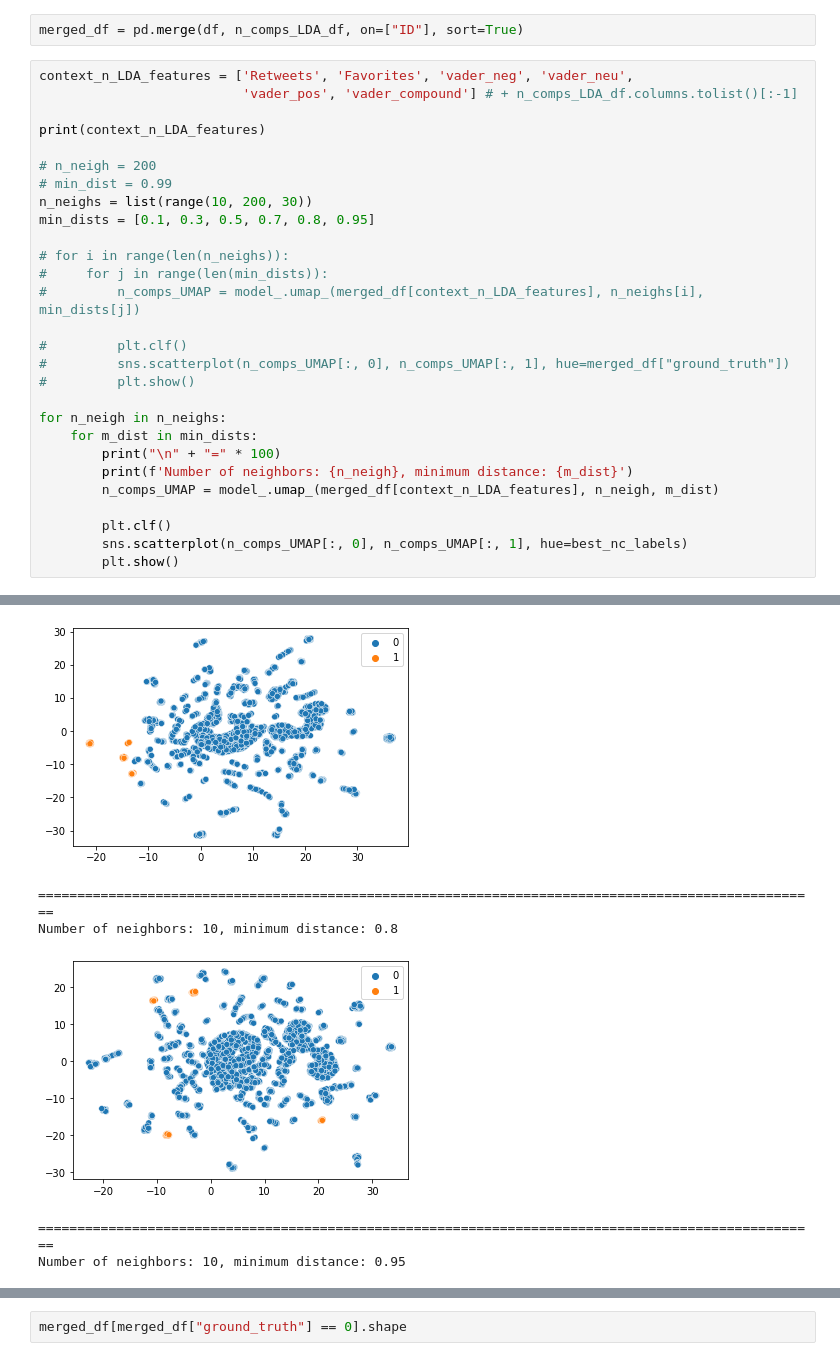
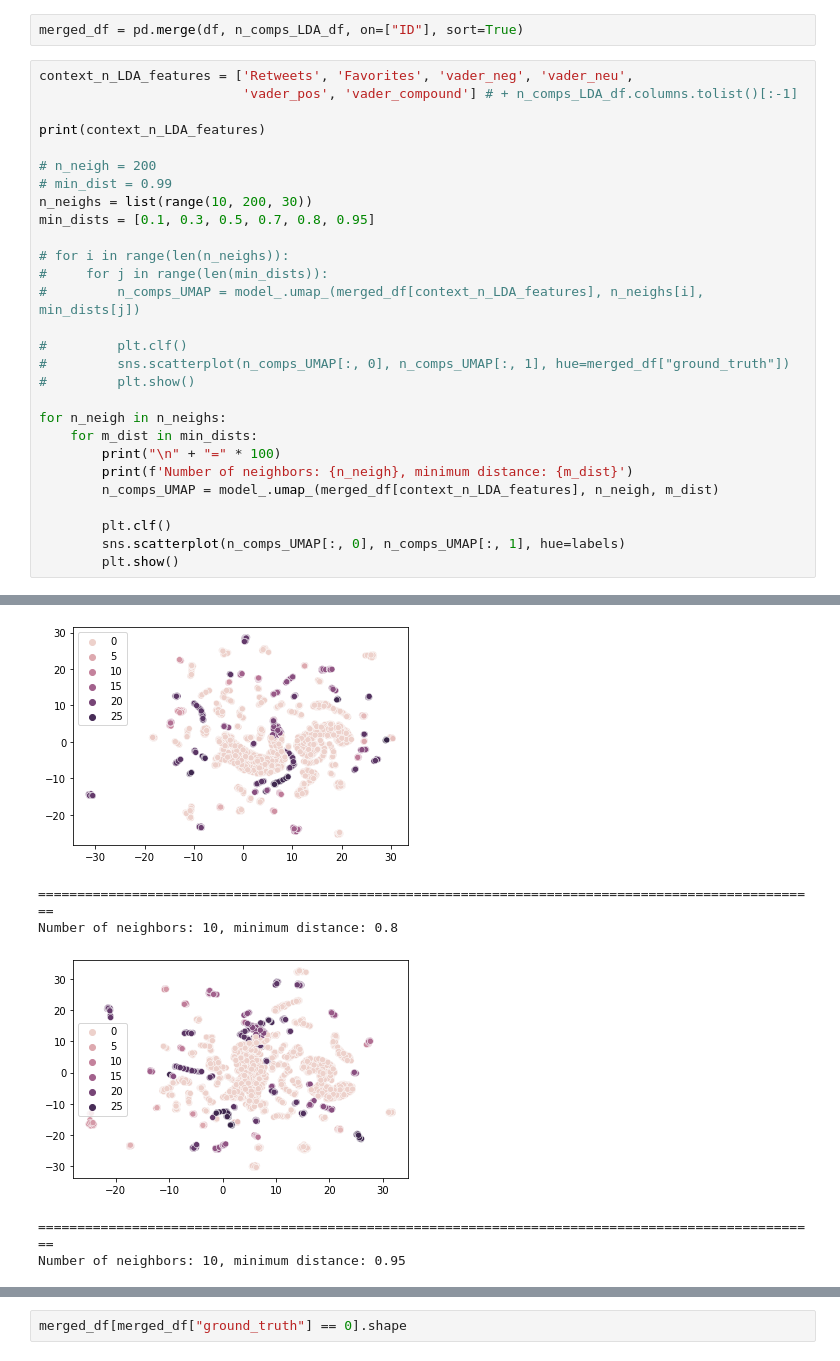
Before and after one commit to mtaufeeq/socialMM_P7, a Jupyter notebook: scripts/run_models.ipynb, the cells around one changed output, grey strips where cells are left out. Drawn from its saved outputs; the diff is of its cells as text.

```diff
--- a/scripts/run_models.ipynb
+++ b/scripts/run_models.ipynb
@@ -241,7 +260,7 @@ for n_neigh in n_neighs:
         n_comps_UMAP = model_.umap_(merged_df[context_n_LDA_features], n_neigh, m_dist)
 
         plt.clf()
-        sns.scatterplot(n_comps_UMAP[:, 0], n_comps_UMAP[:, 1], hue=best_nc_labels)
+        sns.scatterplot(n_comps_UMAP[:, 0], n_comps_UMAP[:, 1], hue=labels)
         plt.show()
 # %% [output]
 ['Retweets', 'Favorites', 'vader_neg', 'vader_neu', 'vader_pos', 'vader_compound']
@@ -258,8 +277,8 @@ Number of neighbors: 10, minimum distance: 0.5
 ====================================================================================================
 Number of neighbors: 10, minimum distance: 0.7
-[figure, old version]
+[figure, new version]
 ====================================================================================================
 Number of neighbors: 10, minimum distance: 0.8
-[figure, old version]
+[figure, new version]
 ====================================================================================================
 Number of neighbors: 10, minimum distance: 0.95
```
Also changed, not shown: parts of 5 cells of this notebook, 3 other files.
